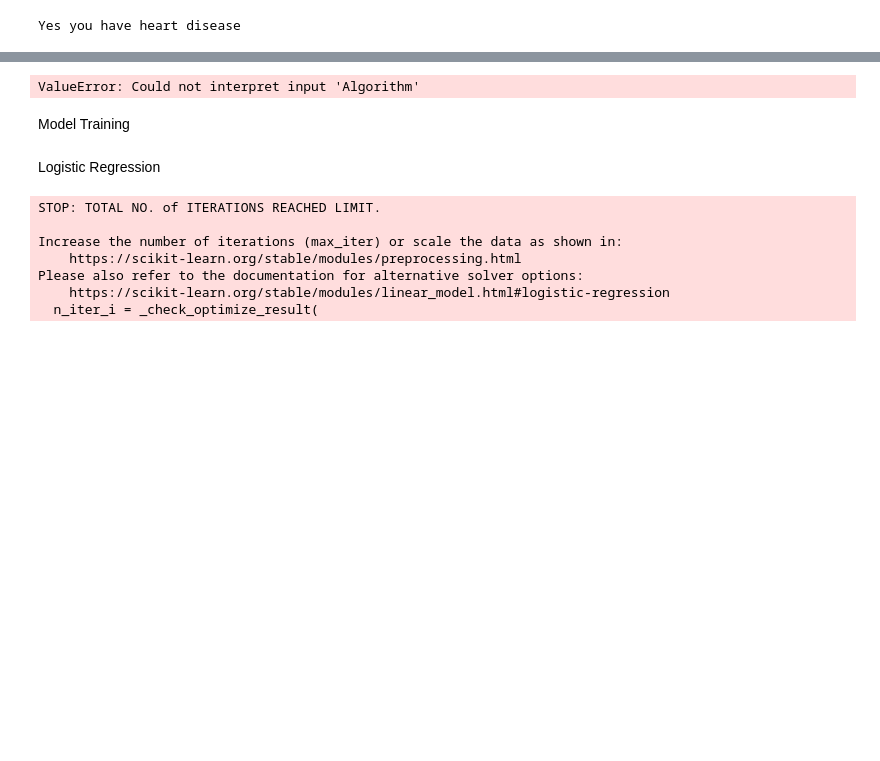
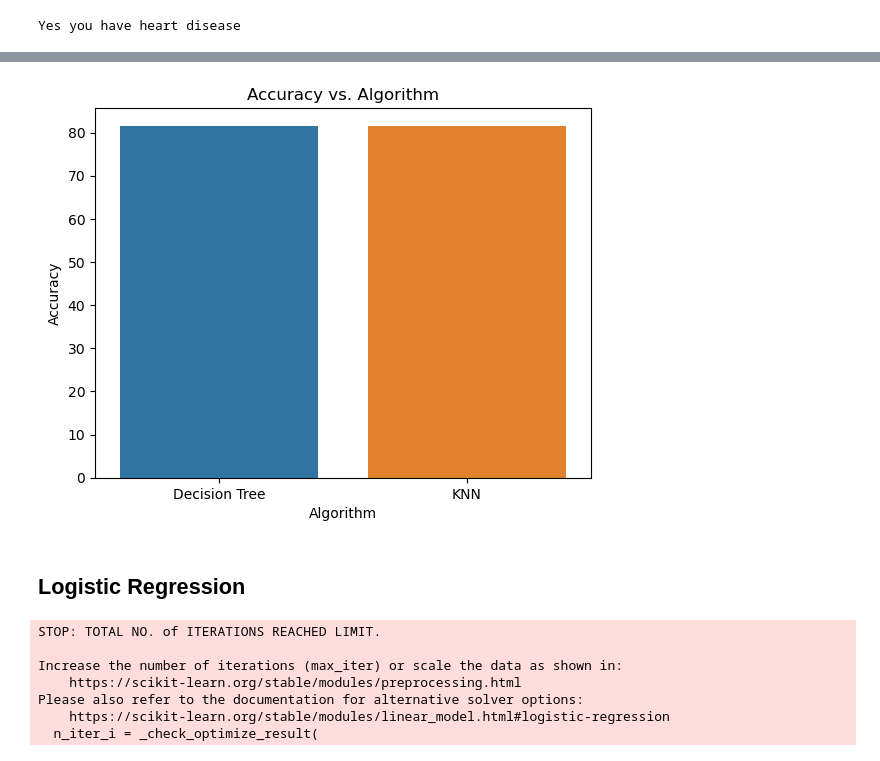
Before and after one commit to GurkirtanSingh5722/Group-1-Heart-Disease-Prediction, a Jupyter notebook: Heart Disease Prediction 2.ipynb, the cells around one changed output, grey strips where cells are left out. Drawn from its saved outputs; the diff is of its cells as text; code cells hidden in the pictures; blank space fills up the shorter version.

```diff
--- a/Heart Disease Prediction 2.ipynb
+++ b/Heart Disease Prediction 2.ipynb
@@ -358,26 +398,24 @@ plt.plot(K_range,scores_list)
 # %%
 # Convert the data to a DataFrame
 df = pd.DataFrame({
-    'Algorithm'=='Decision Tree','KNN'
-    'Accuracy'==accuracy_dt,accuracy_Knn
+    'Algorithm':['Decision Tree','KNN'],
+    'Accuracy':[accuracy_dt,accuracy_Knn]
 })
 # %%
 # Create the bar plot
-sns.barplot(x='Algorithm', y='Accuracy', data=df)
+sns.barplot(x=df['Algorithm'], y=df['Accuracy'], data=df)
 
 # Add labels and title
 plt.xlabel('Algorithm')
 plt.ylabel('Accuracy')
 plt.title('Accuracy vs. Algorithm')
 
 #show the plot
 plt.show()
 # %% [output]
-ValueError: Could not interpret input 'Algorithm'
+[figure, added]
-# %% [markdown]
-Model Training
 # %% [markdown]
-Logistic Regression
+## Logistic Regression
 # %%
 from sklearn.linear_model import LogisticRegression
 model = LogisticRegression()
```
Also changed, not shown: parts of 50 cells of this notebook.
